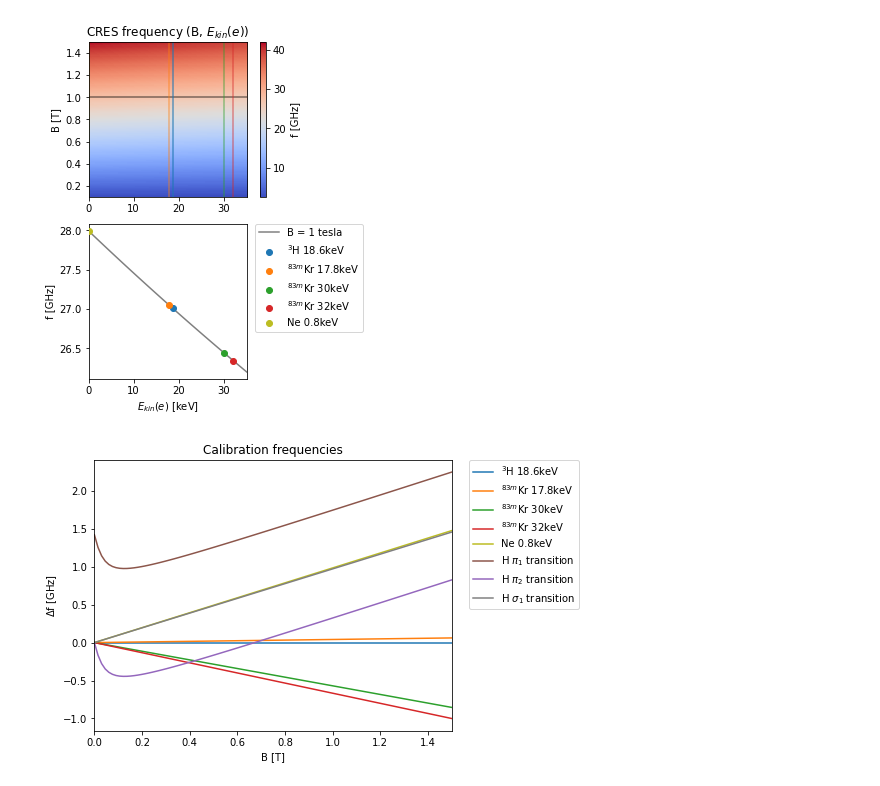
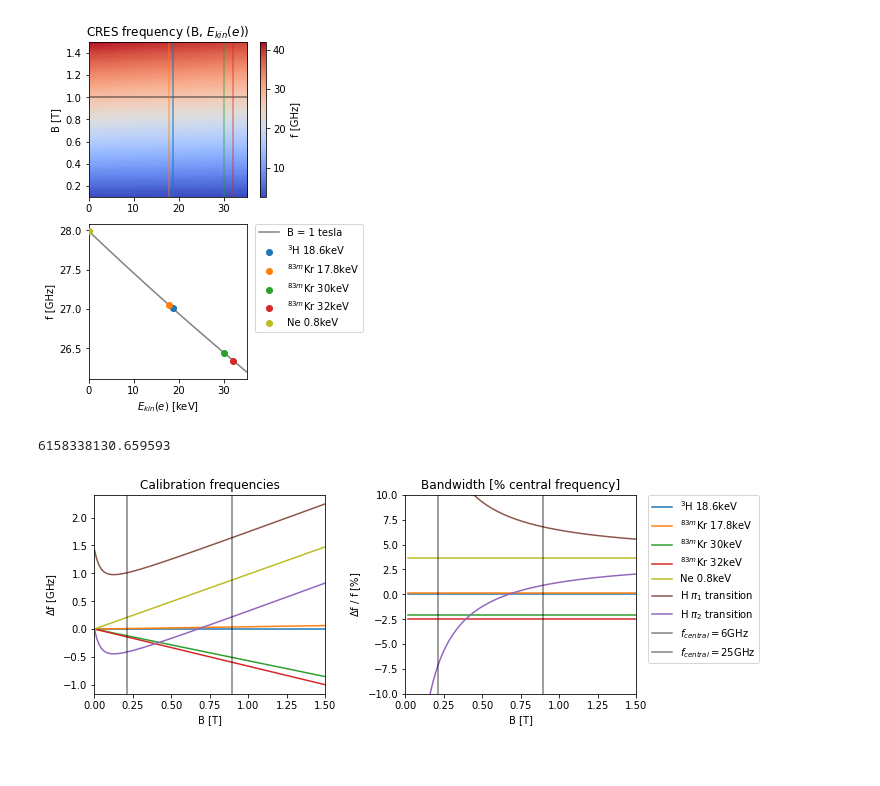
Before and after one commit to Wouter-VDP/P8_frequency_studies, a Jupyter notebook: p8_frequency_toy.ipynb, the cells around one changed output. Drawn from its saved outputs; the diff is of its cells as text; code cells hidden in the pictures; blank space fills up the shorter version.

```diff
--- a/p8_frequency_toy.ipynb
+++ b/p8_frequency_toy.ipynb
@@ -308,24 +397,51 @@ fig.savefig(out_dir+'calib_energy.pdf')
 # %% [output]
 (140, 100)
 [figure]
+# %%
+cres(pi/2,e_c,0.9)[1]
+cres(pi/2,e_c,0.22)[1]
+# %% [output]
+6158338130.659593
 # %%
-fig, ax = plt.subplots(nrows=1, figsize=(7.5,4.5), constrained_layout=True)
+fig, ax = plt.subplots(ncols=2, figsize=(10,3.5), constrained_layout=True)
 
 B = np.linspace(0.0,1.5,100)
 
 for e_c, c_c, l_c, a_c in zip_calib:
-    ax.plot(B, (cres(pi/2,e_c,B)[1]-cres(pi/2,E_endp_eV,B)[1]) /1e9,label=l_c, c=c_c)
+    ax[0].plot(B, (cres(pi/2,e_c,B)[1]-cres(pi/2,E_endp_eV,B)[1]) /1e9,label=l_c, c=c_c)
 
-bc, ad, bd = zeeman_transitions(B)-cres(pi/2,E_endp_eV,B)[1]
-ax.plot(B,ad/1e9, label=r'H $\pi_1$ transition', c='C5')
-ax.plot(B,bc/1e9, label=r'H $\pi_2$ transition', c='C4')
-ax.plot(B,bd/1e9, label=r'H $\sigma_1$ transition', c='grey')
-ax.legend(bbox_to_anchor=(1.05, 1), loc='upper left', borderaxespad=0.)
-ax.set_xlim(0,1.5)
-ax.set_xlabel('B [T]')
-ax.set_ylabel(r'$\Delta$f [GHz]')
-ax.set_title('Calibration frequencies')
+bc, ad, bd = (zeeman_transitions(B)-cres(pi/2,E_endp_eV,B)[1])
+ax[0].plot(B,ad/1e9, label=r'H $\pi_1$ transition', c='C5')
+ax[0].plot(B,bc/1e9, label=r'H $\pi_2$ transition', c='C4')
+#ax[0].plot(B,bd/1e9, label=r'H $\sigma_1$ transition', c='grey', alpha=0.5, zorder=3)
+#ax[0].legend(bbox_to_anchor=(1.05, 1), loc='upper left', borderaxespad=0.)
+ax[0].set_xlim(0,1.5)
+ax[0].set_xlabel('B [T]')
+ax[0].set_ylabel(r'$\Delta$f [GHz]')
+ax[0].set_title('Calibration frequencies')
 
-fig.savefig(out_dir+'calib_frequency.pdf')
+bc, ad, bd = (zeeman_transitions(B)-cres(pi/2,E_endp_eV,B)[1])/cres(pi/2,E_endp_eV,B)[1]*100
+for e_c, c_c, l_c, a_c in zip_calib:
+    ax[1].plot(B, (cres(pi/2,e_c,B)[1]-cres(pi/2,E_endp_eV,B)[1])/cres(pi/2,E_endp_eV,B)[1]*100,label=l_c, c=c_c)
+ax[1].plot(B,ad, label=r'H $\pi_1$ transition', c='C5')
+ax[1].plot(B,bc, label=r'H $\pi_2$ transition', c='C4')
+#ax[1].plot(B,bd, label=r'H $\sigma_1$ transition', c='grey', alpha=0.5, zorder=3)
+
+ax[1].set_xlim(0,1.5)
+ax[1].set_xlabel('B [T]')
+ax[1].set_ylabel(r'$\Delta$f / f [%]')
+ax[1].set_ylim(-10,10)
+ax[1].set_title('Bandwidth [% central frequency]')
+
+#ax[0].fill_between((0.65,0.75), -0.1, y2=0.1, color='g', alpha=0.4)
+#ax[1].fill_between((0.65,0.75), -0.005, y2 = 0.005, color='g', alpha=0.4)
+
+ax[0].axvline(x=0.215, c='k', alpha=0.5, label = r'$f_{central} = 6$GHz')
+ax[0].axvline(x=0.893, c='k', alpha=0.5, label = r'$f_{central} = 25$GHz')
+ax[1].axvline(x=0.215, c='k', alpha=0.5, label = r'$f_{central} = 6$GHz')
+ax[1].axvline(x=0.893, c='k', alpha=0.5, label = r'$f_{central} = 25$GHz')
+
+ax[1].legend(bbox_to_anchor=(1.05, 1), loc='upper left', borderaxespad=0.)
+fig.savefig(out_dir+'calib_frequency_0.pdf')
 # %% [output]
-[figure, old version]
+[figure, new version]
```
Also changed, not shown: parts of 12 cells of this notebook.
